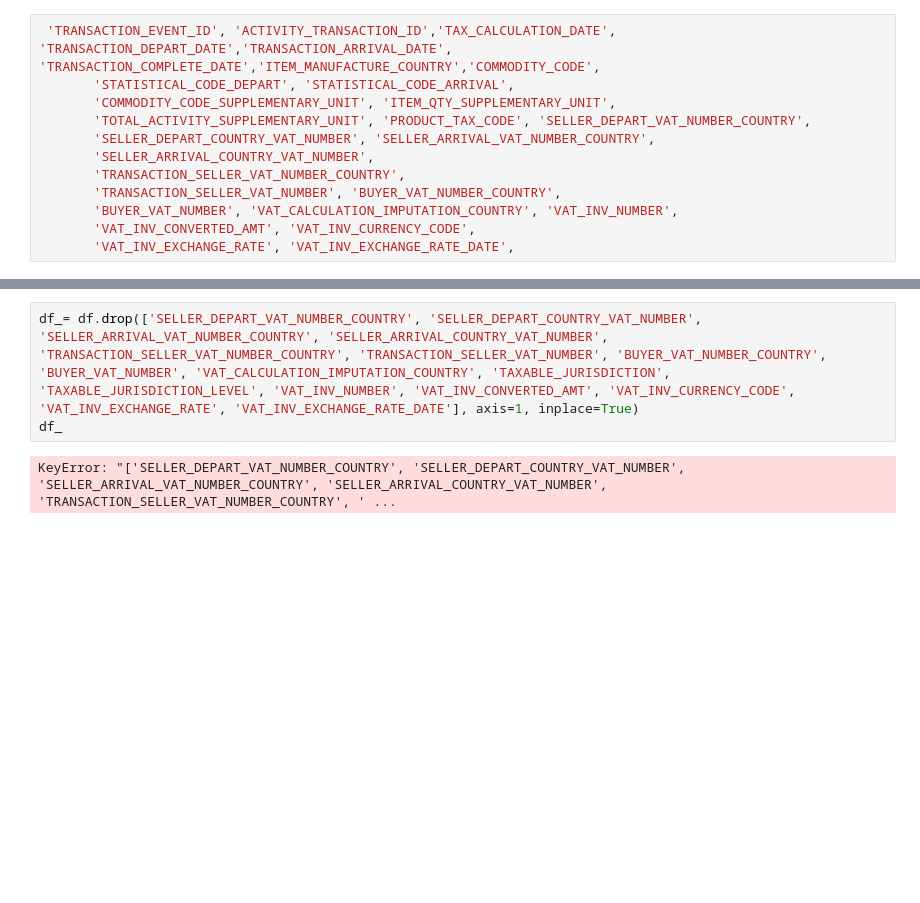
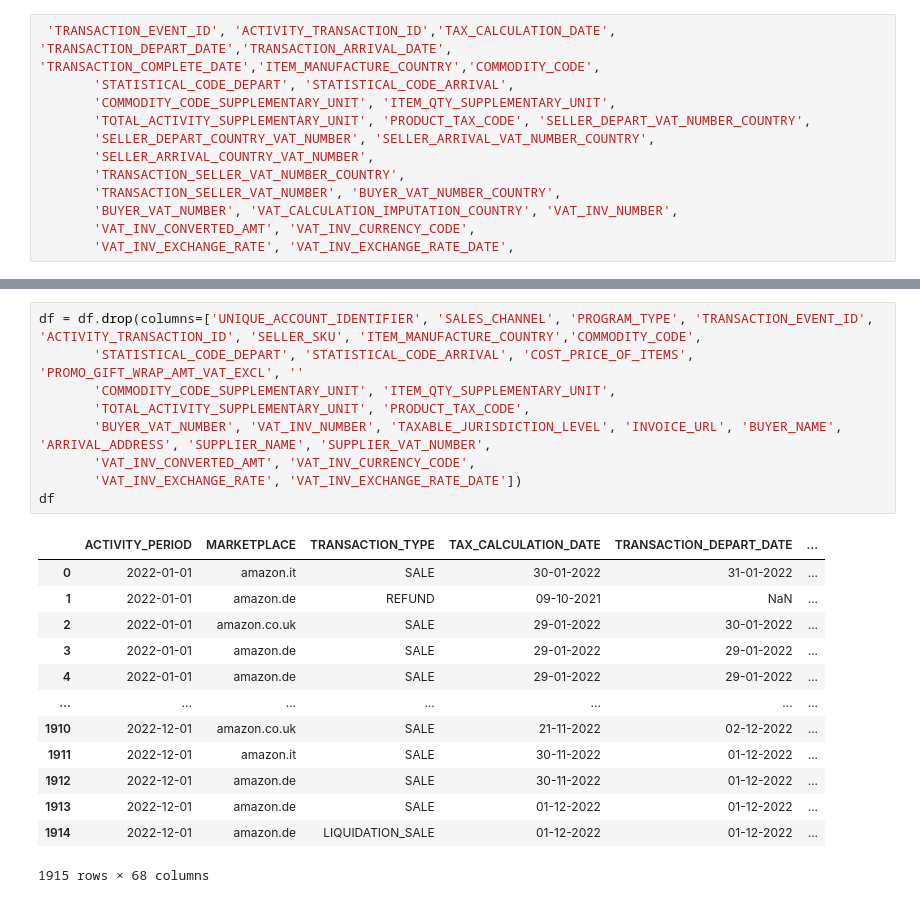
Before and after one commit to serhatozar/labs, a Jupyter notebook: MidTerm - Amazon Seller.ipynb, the cells around one changed output, grey strips where cells are left out. Saved outputs shown, nothing was run; the diff lists cells and outputs as text; blank space fills up the shorter version.

```diff
--- a/MidTerm - Amazon Seller.ipynb
+++ b/MidTerm - Amazon Seller.ipynb
@@ -82,5 +82,23 @@ df.drop_duplicates
-# %%
-df_= df.drop(['SELLER_DEPART_VAT_NUMBER_COUNTRY', 'SELLER_DEPART_COUNTRY_VAT_NUMBER', 'SELLER_ARRIVAL_VAT_NUMBER_COUNTRY', 'SELLER_ARRIVAL_COUNTRY_VAT_NUMBER', 'TRANSACTION_SELLER_VAT_NUMBER_COUNTRY', 'TRANSACTION_SELLER_VAT_NUMBER', 'BUYER_VAT_NUMBER_COUNTRY', 'BUYER_VAT_NUMBER', 'VAT_CALCULATION_IMPUTATION_COUNTRY', 'TAXABLE_JURISDICTION', 'TAXABLE_JURISDICTION_LEVEL', 'VAT_INV_NUMBER', 'VAT_INV_CONVERTED_AMT', 'VAT_INV_CURRENCY_CODE', 'VAT_INV_EXCHANGE_RATE', 'VAT_INV_EXCHANGE_RATE_DATE'], axis=1, inplace=True)
-df_
-# %% [output]
-KeyError: "['SELLER_DEPART_VAT_NUMBER_COUNTRY', 'SELLER_DEPART_COUNTRY_VAT_NUMBER', 'SELLER_ARRIVAL_VAT_NUMBER_COUNTRY', 'SELLER_ARRIVAL_COUNTRY_VAT_NUMBER', 'TRANSACTION_SELLER_VAT_NUMBER_COUNTRY', ' ...
+# %%
+df = df.drop(columns=['UNIQUE_ACCOUNT_IDENTIFIER', 'SALES_CHANNEL', 'PROGRAM_TYPE', 'TRANSACTION_EVENT_ID', 'ACTIVITY_TRANSACTION_ID', 'SELLER_SKU', 'ITEM_MANUFACTURE_COUNTRY','COMMODITY_CODE',
+       'STATISTICAL_CODE_DEPART', 'STATISTICAL_CODE_ARRIVAL', 'COST_PRICE_OF_ITEMS', 'PROMO_GIFT_WRAP_AMT_VAT_EXCL', ''
+       'COMMODITY_CODE_SUPPLEMENTARY_UNIT', 'ITEM_QTY_SUPPLEMENTARY_UNIT',
+       'TOTAL_ACTIVITY_SUPPLEMENTARY_UNIT', 'PRODUCT_TAX_CODE',
+       'BUYER_VAT_NUMBER', 'VAT_INV_NUMBER', 'TAXABLE_JURISDICTION_LEVEL', 'INVOICE_URL', 'BUYER_NAME', 'ARRIVAL_ADDRESS', 'SUPPLIER_NAME', 'SUPPLIER_VAT_NUMBER',
+       'VAT_INV_CONVERTED_AMT', 'VAT_INV_CURRENCY_CODE',
+       'VAT_INV_EXCHANGE_RATE', 'VAT_INV_EXCHANGE_RATE_DATE'])
+df
+# %% [output]
+|  | ACTIVITY_PERIOD | MARKETPLACE | TRANSACTION_TYPE | TAX_CALCULATION_DATE | TRANSACTION_DEPART_DATE | ... |
+| 0 | 2022-01-01 | amazon.it | SALE | 30-01-2022 | 31-01-2022 | ... |
+| 1 | 2022-01-01 | amazon.de | REFUND | 09-10-2021 | NaN | ... |
+| 2 | 2022-01-01 | amazon.co.uk | SALE | 29-01-2022 | 30-01-2022 | ... |
+| 3 | 2022-01-01 | amazon.de | SALE | 29-01-2022 | 29-01-2022 | ... |
+| 4 | 2022-01-01 | amazon.de | SALE | 29-01-2022 | 29-01-2022 | ... |
+| ... | ... | ... | ... | ... | ... | ... |
+| 1910 | 2022-12-01 | amazon.co.uk | SALE | 21-11-2022 | 02-12-2022 | ... |
+| 1911 | 2022-12-01 | amazon.it | SALE | 30-11-2022 | 01-12-2022 | ... |
+| 1912 | 2022-12-01 | amazon.de | SALE | 30-11-2022 | 01-12-2022 | ... |
+| 1913 | 2022-12-01 | amazon.de | SALE | 01-12-2022 | 01-12-2022 | ... |
+| 1914 | 2022-12-01 | amazon.de | LIQUIDATION_SALE | 01-12-2022 | 01-12-2022 | ... |
+1915 rows × 68 columns
```
Also changed, not shown: parts of 8 cells of this notebook.
